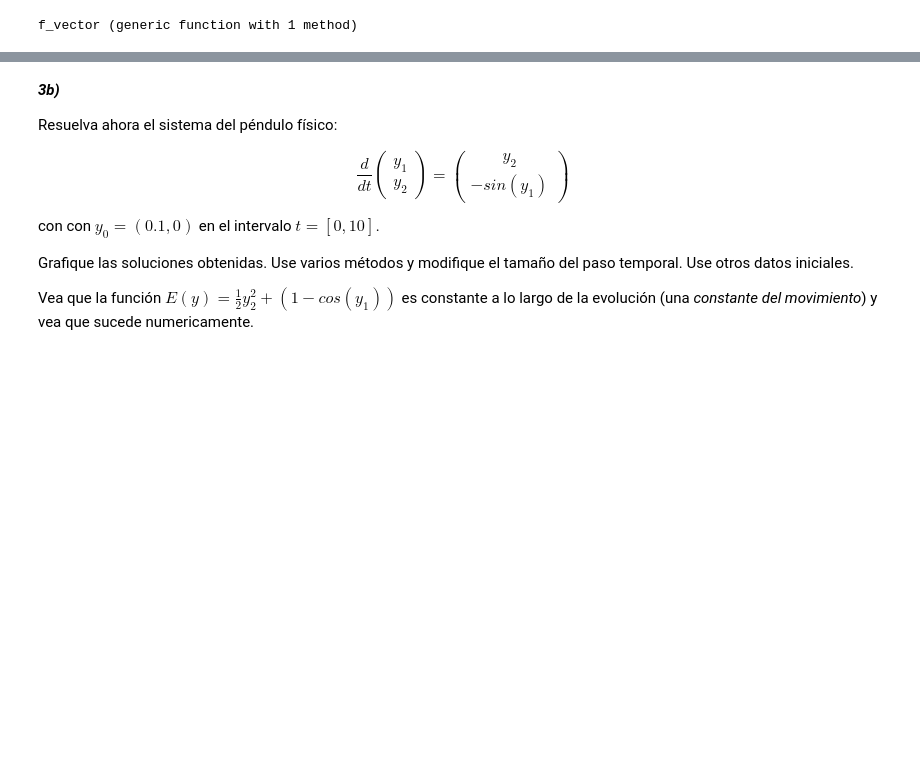
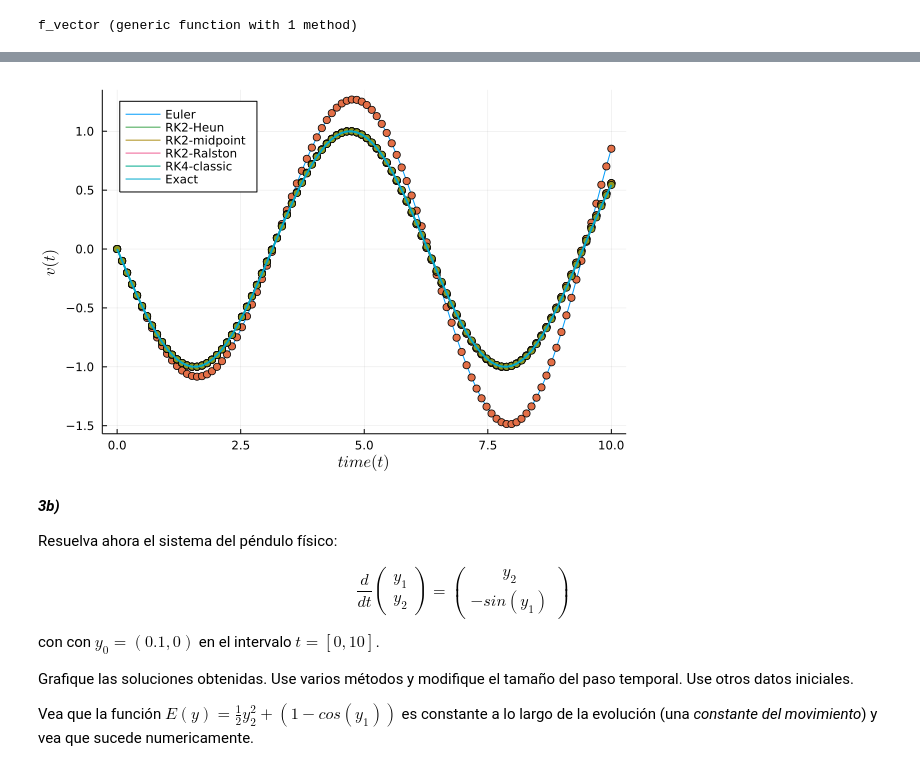
Before and after one commit to mendzmartin/pde2022, a Jupyter notebook: Tareas/01_tarea/tarea_1A.ipynb, the cells around one changed output, grey strips where cells are left out. Drawn from its saved outputs; the diff is of its cells as text; code cells hidden in the pictures; blank space fills up the shorter version.

```diff
--- a/Tareas/01_tarea/tarea_1A.ipynb
+++ b/Tareas/01_tarea/tarea_1A.ipynb
@@ -277,11 +276,11 @@ par = (λ1,λ2) # Parámetros del problema (dentro de una tupla)
 # %%
+# Definimos el término derecho de la ODE
 function f_vector(y,t,λ)
-    fvector = Array{typeof(y[1])}(undef, length(y))
-
+    fvector = zero(Array{typeof(y[1])}(undef, length(y)))
     for i in 1:length(y)
         fvector[i] = λ[i]*y[length(y)+1-i]
     end
-    return fvector # Definimos el término derecho de la ODE
+    return fvector
 end
 # %% [output]
 f_vector (generic function with 1 method)
@@ -333,3 +338,25 @@ plot!(plt2, legend = :topleft)
+# %%
+plt = plot()
+
+plot!(ylabel = "\$v(t)\$", xlabel = "\$time (t)\$")
+plot!(plt, legend = :topleft)
+
+plot!(plt, t, y_euler[:,2], label = "Euler")
+scatter!(plt, t, y_euler[:,2], label = "")
+
+plot!(plt, t, y_RK2Heun[:,2], label = "RK2-Heun")
+scatter!(plt, t, y_RK2Heun[:,2], label = "")
+plot!(plt, t, y_RK2midpoint[:,2], label = "RK2-midpoint")
+scatter!(plt, t, y_RK2midpoint[:,2], label = "")
+plot!(plt, t, y_RK2Ralston[:,2], label = "RK2-Ralston")
+scatter!(plt, t, y_RK2Ralston[:,2], label = "")
+
+plot!(plt, t, y_RK4step[:,2], label = "RK4-classic")
+scatter!(plt, t, y_RK4step[:,2], label = "")
+
+plot!(plt, t, -sin.(t), label = "Exact",lw=2)
+# %% [output]
+[figure, added]
 # %% [markdown]
 ***3b)***
 
```
Also changed, not shown: parts of 4 cells of this notebook, 2 other files.
